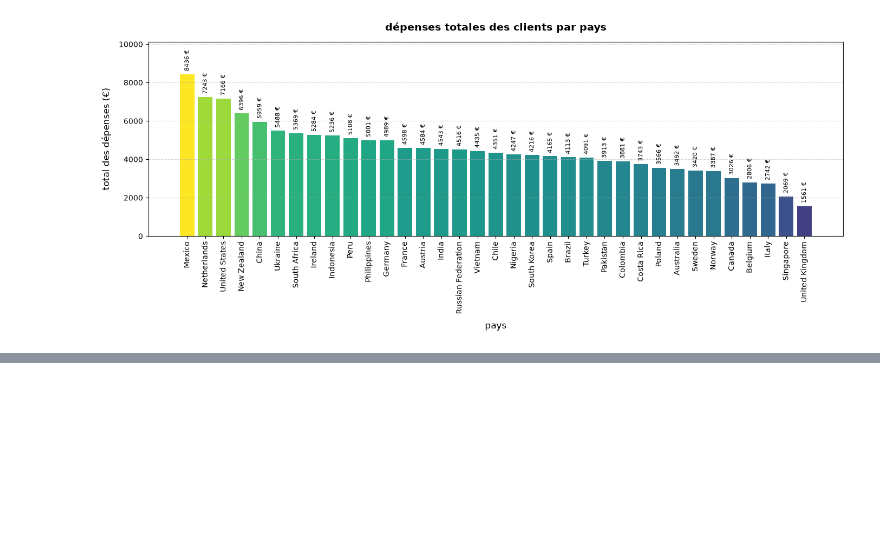
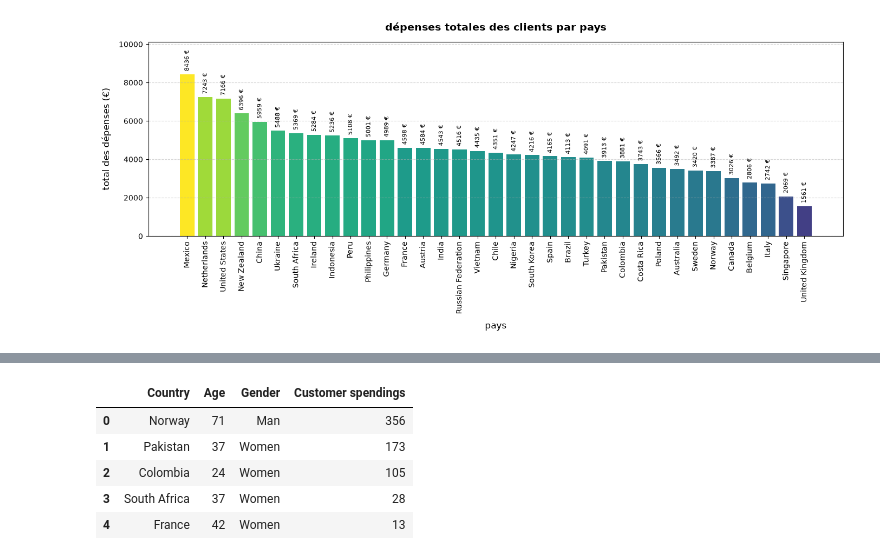
Before and after one commit to Anas-EL-KHADIRI/youcode-project, a Jupyter notebook: exploration.ipynb, the cells around one changed output, grey strips where cells are left out. Cells and saved outputs as stored; diff of their text form; code cells hidden in the pictures; blank space fills up the shorter version.

Commit message:
clean dataset and export final CSV (issues #7, #8, and #9)

```diff
--- a/exploration.ipynb
+++ b/exploration.ipynb
@@ -146,0 +153,4 @@ plt.show()
+# %%
+print(f"Nombre de clients avant filtrage : {len(df)}")
+df = df[df['Customer spendings'] >= 10]
+print(f"Nombre de clients après filtrage : {len(df)}")
@@ -146,0 +164,4 @@ plt.show()
+# %%
+print(f"Nombre de clients avant suppression des doublons : {len(df)}")
+df = df.drop_duplicates()
+print(f"Nombre de clients après suppression des doublons : {len(df)}")
@@ -146,0 +182,12 @@ plt.show()
+# %%
+wanted_columns = ['Country', 'Age', 'Gender', 'Customer spendings']
+df_cleaned = df[wanted_columns]
+df_cleaned.to_csv('dataset-sell4all-cleaned.csv', index=False)
+df_cleaned.head()
+# %% [output]
+|  | Country | Age | Gender | Customer spendings |
+| 0 | Norway | 71 | Man | 356 |
+| 1 | Pakistan | 37 | Women | 173 |
+| 2 | Colombia | 24 | Women | 105 |
+| 3 | South Africa | 37 | Women | 28 |
+| 4 | France | 42 | Women | 13 |
```
Also changed, not shown: parts of 5 cells of this notebook, 1 other file.
